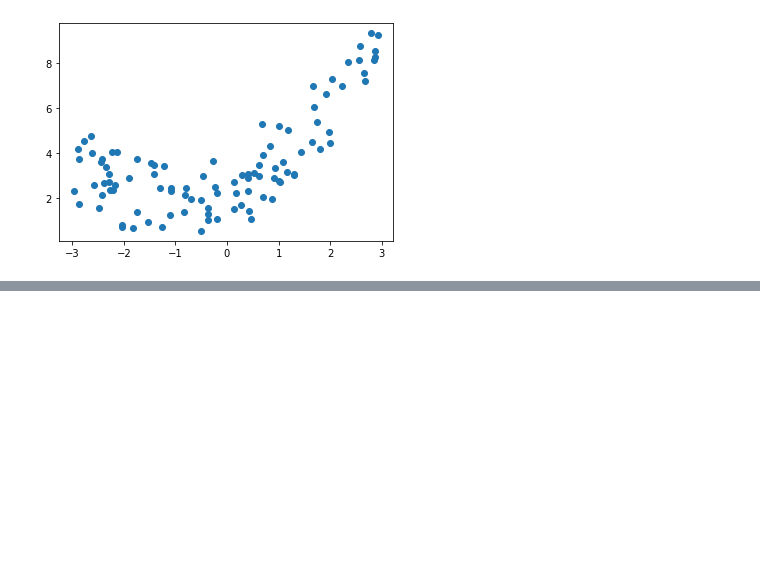
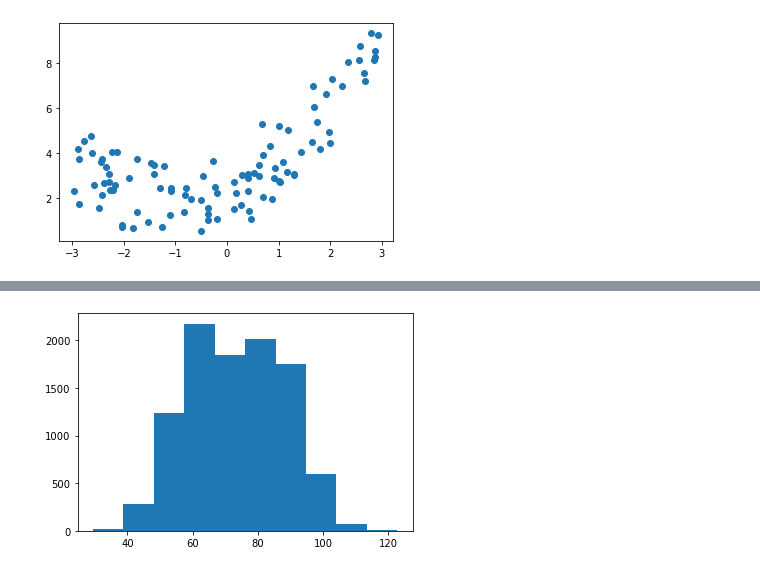
Before and after one commit to marianwitkowski/ML0905, a Jupyter notebook: Dzien01/01-regresja.ipynb, the cells around one changed output, grey strips where cells are left out. Saved outputs shown, nothing was run; the diff lists cells and outputs as text; code cells hidden in the pictures; blank space fills up the shorter version.

```diff
--- a/Dzien01/01-regresja.ipynb
+++ b/Dzien01/01-regresja.ipynb
@@ -241,0 +261,3 @@ RW: R2=0.8398411453424146
+# %%
+df = pd.read_csv("http://51.91.120.89/extras/weight-height.csv")
+df
@@ -241,0 +288,4 @@ RW: R2=0.8398411453424146
+# %%
+# konwersja z wart. imperialnych na metryczne
+df.Height *= 2.54
+df.Weight /= 2.2
@@ -241,0 +308,4 @@ RW: R2=0.8398411453424146
+# %%
+plt.hist(df.Weight);
+# %% [output]
+[figure, added]
```
Also changed, not shown: parts of 14 cells of this notebook.
